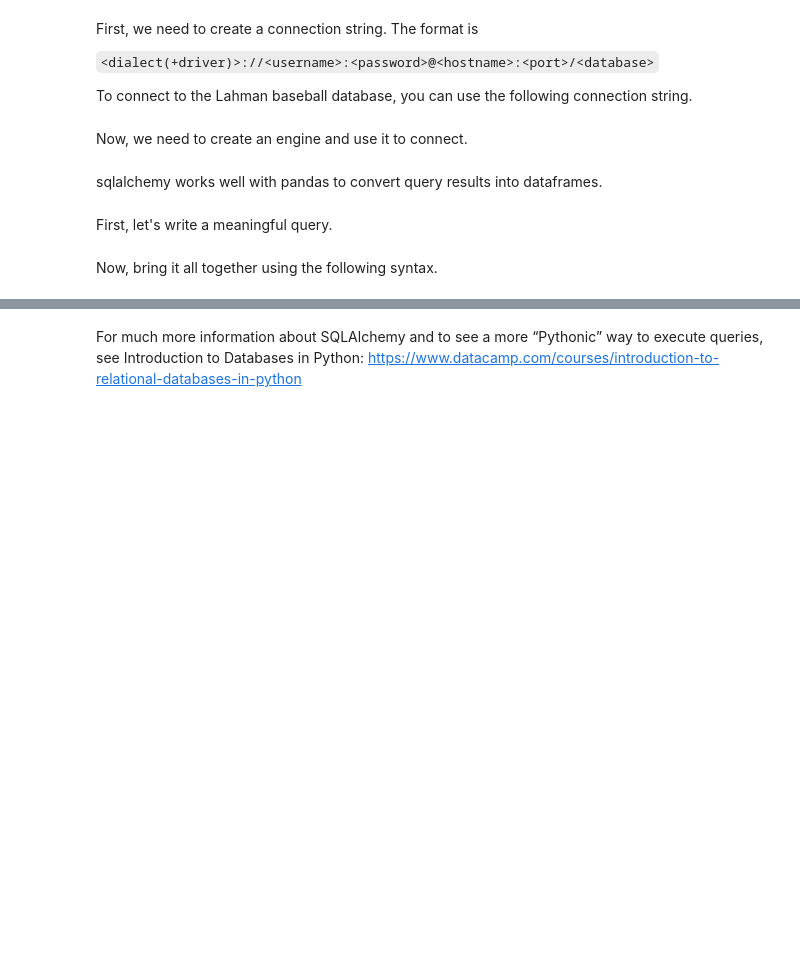
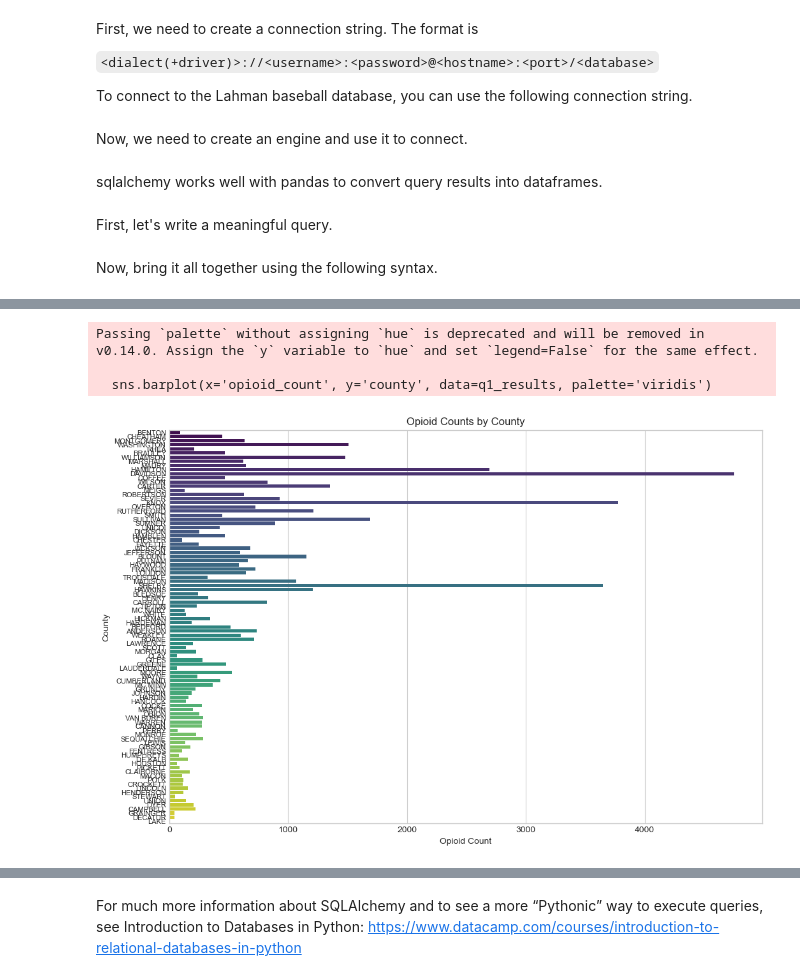
Before and after one commit to NSS-Data-Analytics-Cohort-13/prescribers-python-project-a-christmas-story, a Jupyter notebook: notebooks/prescribers.ipynb, the cells around one changed output, grey strips where cells are left out. Drawn from its saved outputs; the diff is of its cells as text; code cells hidden in the pictures; blank space fills up the shorter version.

Commit message:
sql_code_some_visualizations_update

```diff
--- a/notebooks/prescribers.ipynb
+++ b/notebooks/prescribers.ipynb
@@ -36,11 +39,11 @@ FROM prescriber'''
 # %% [markdown]
 Now, bring it all together using the following syntax.
 # %%
-query = '''SELECT *
-FROM prescriber'''
+#query = '''SELECT *
+#FROM prescriber'''
 
 
-with engine.connect() as connection:
-    prescriber = pd.read_sql(text(query), con = connection)
+#with engine.connect() as connection:
+#   prescriber = pd.read_sql(text(query), con = connection)
 
-prescriber.head()
+#prescriber.head()
@@ -125,0 +134,15 @@ LINE 28:  proportion DESC
+# %%
+#Create Barplot for Q1
+
+plt.figure(figsize=(12, 8))
+sns.barplot(x='opioid_count', y='county', data=q1_results, palette='viridis')
+plt.title('Opioid Counts by County')
+plt.xlabel('Opioid Count')
+plt.ylabel('County')
+plt.yticks(fontsize=8)
+plt.show()
+# %% [output]
+Passing `palette` without assigning `hue` is deprecated and will be removed in v0.14.0. Assign the `y` variable to `hue` and set `legend=False` for the same effect.
+
+  sns.barplot(x='opioid_count', y='county', data=q1_results, palette='viridis')
+[figure, added]
```
Also changed, not shown: parts of 16 cells of this notebook, 1 other file.
